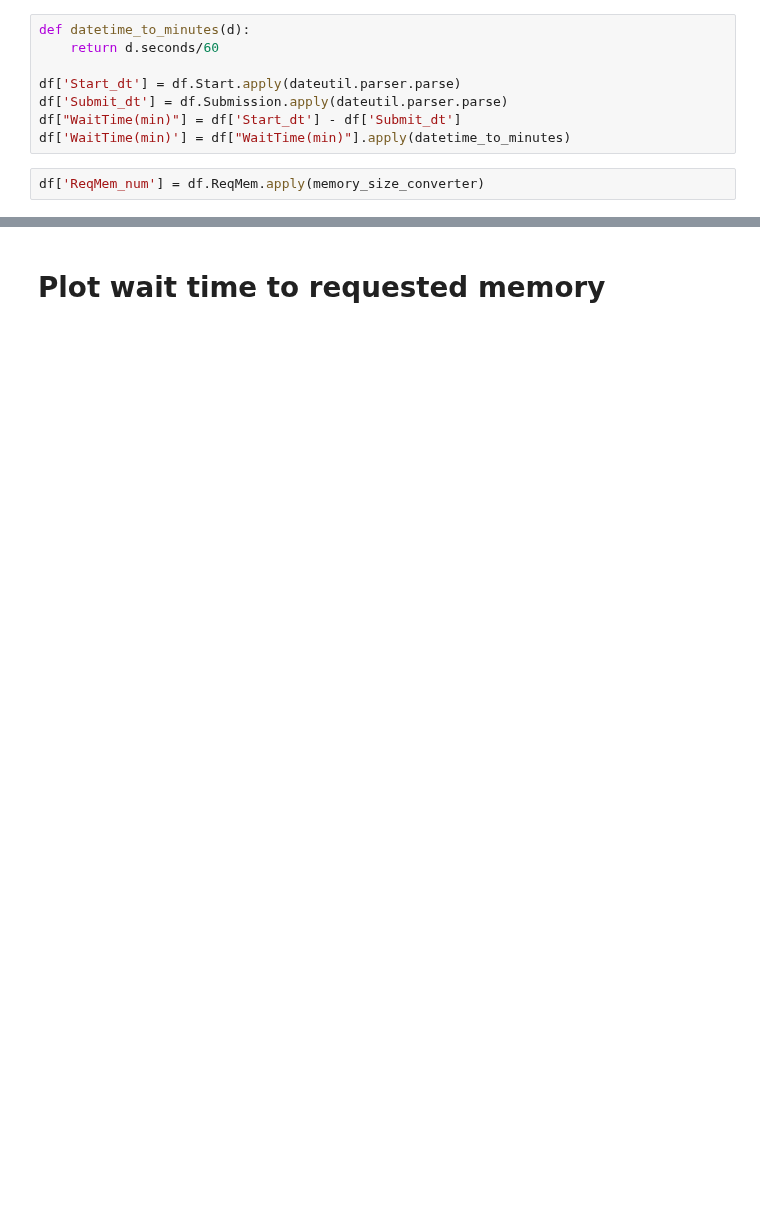
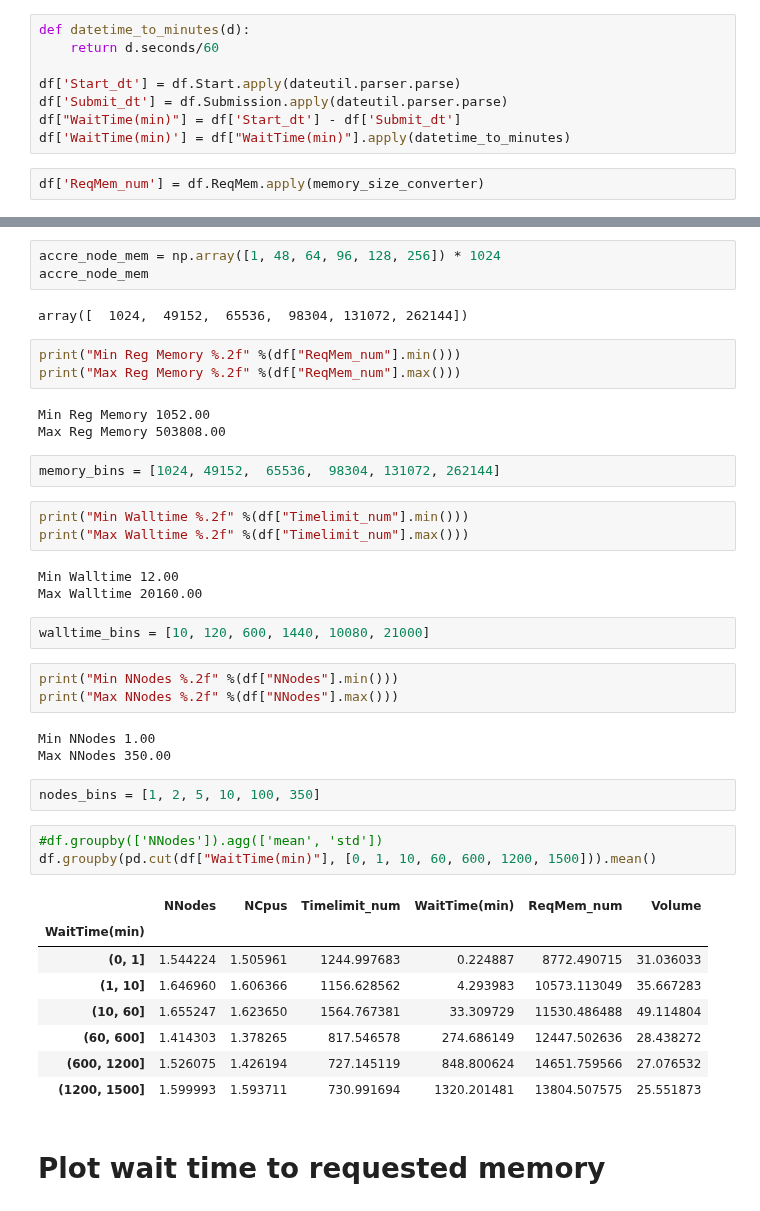
Before and after one commit to vanderbiltscl/SpeculativeScheduling, a Jupyter notebook: iSBatch_v1.0/accre_resource_requirements.ipynb, the cells around one changed output, grey strips where cells are left out. Saved outputs shown, nothing was run; the diff lists cells and outputs as text; blank space fills up the shorter version.

```diff
--- a/iSBatch_v1.0/accre_resource_requirements.ipynb
+++ b/iSBatch_v1.0/accre_resource_requirements.ipynb
@@ -69,2 +69,43 @@ df.head()
+# %%
+accre_node_mem = np.array([1, 48, 64, 96, 128, 256]) * 1024
+accre_node_mem
+# %% [output]
+array([  1024,  49152,  65536,  98304, 131072, 262144])
+# %%
+print("Min Reg Memory %.2f" %(df["ReqMem_num"].min()))
+print("Max Reg Memory %.2f" %(df["ReqMem_num"].max()))
+# %% [output]
+Min Reg Memory 1052.00
+Max Reg Memory 503808.00
+# %%
+memory_bins = [1024, 49152,  65536,  98304, 131072, 262144]
+# %%
+print("Min Walltime %.2f" %(df["Timelimit_num"].min()))
+print("Max Walltime %.2f" %(df["Timelimit_num"].max()))
+# %% [output]
+Min Walltime 12.00
+Max Walltime 20160.00
+# %%
+walltime_bins = [10, 120, 600, 1440, 10080, 21000]
+# %%
+print("Min NNodes %.2f" %(df["NNodes"].min()))
+print("Max NNodes %.2f" %(df["NNodes"].max()))
+# %% [output]
+Min NNodes 1.00
+Max NNodes 350.00
+# %%
+nodes_bins = [1, 2, 5, 10, 100, 350]
+# %%
+#df.groupby(['NNodes']).agg(['mean', 'std'])
+df.groupby(pd.cut(df["WaitTime(min)"], [0, 1, 10, 60, 600, 1200, 1500])).mean()
+# %% [output]
+|  | NNodes | NCpus | Timelimit_num | WaitTime(min) | ReqMem_num | Volume |
+| WaitTime(min) |  |  |  |  |  |  |
+| (0, 1] | 1.544224 | 1.505961 | 1244.997683 | 0.224887 | 8772.490715 | 31.036033 |
+| (1, 10] | 1.646960 | 1.606366 | 1156.628562 | 4.293983 | 10573.113049 | 35.667283 |
+| (10, 60] | 1.655247 | 1.623650 | 1564.767381 | 33.309729 | 11530.486488 | 49.114804 |
+| (60, 600] | 1.414303 | 1.378265 | 817.546578 | 274.686149 | 12447.502636 | 28.438272 |
+| (600, 1200] | 1.526075 | 1.426194 | 727.145119 | 848.800624 | 14651.759566 | 27.076532 |
+| (1200, 1500] | 1.599993 | 1.593711 | 730.991694 | 1320.201481 | 13804.507575 | 25.551873 |
 # %% [markdown]
 # Plot wait time to requested memory
```
Also changed, not shown: parts of 15 cells of this notebook.
